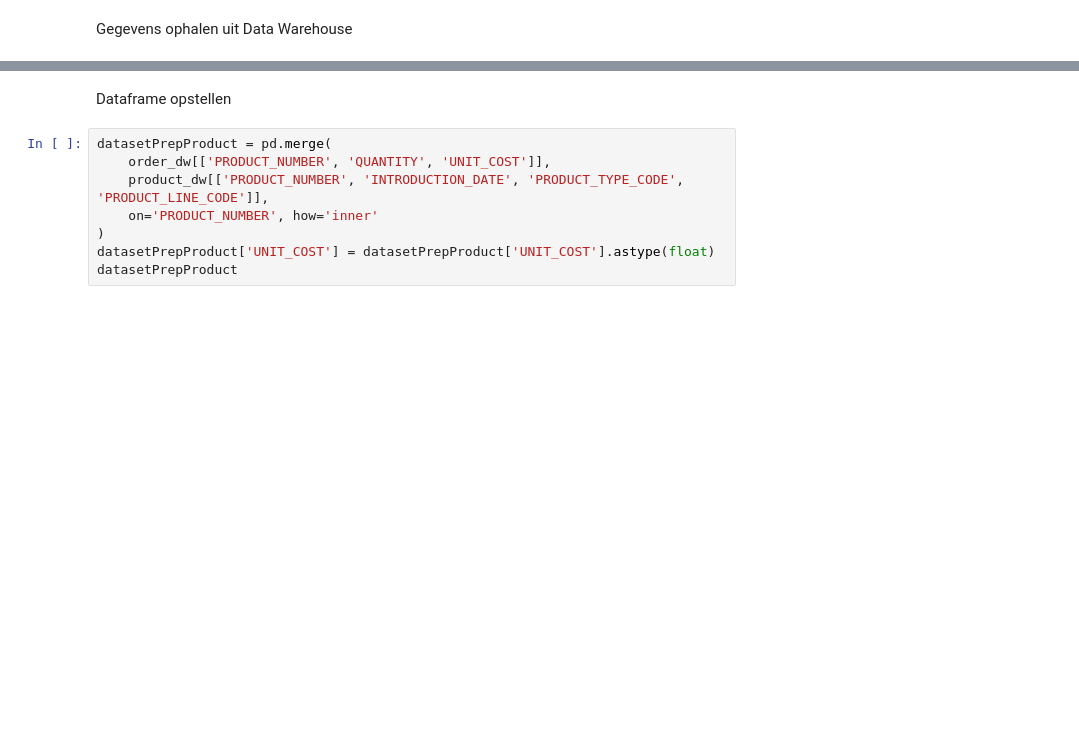
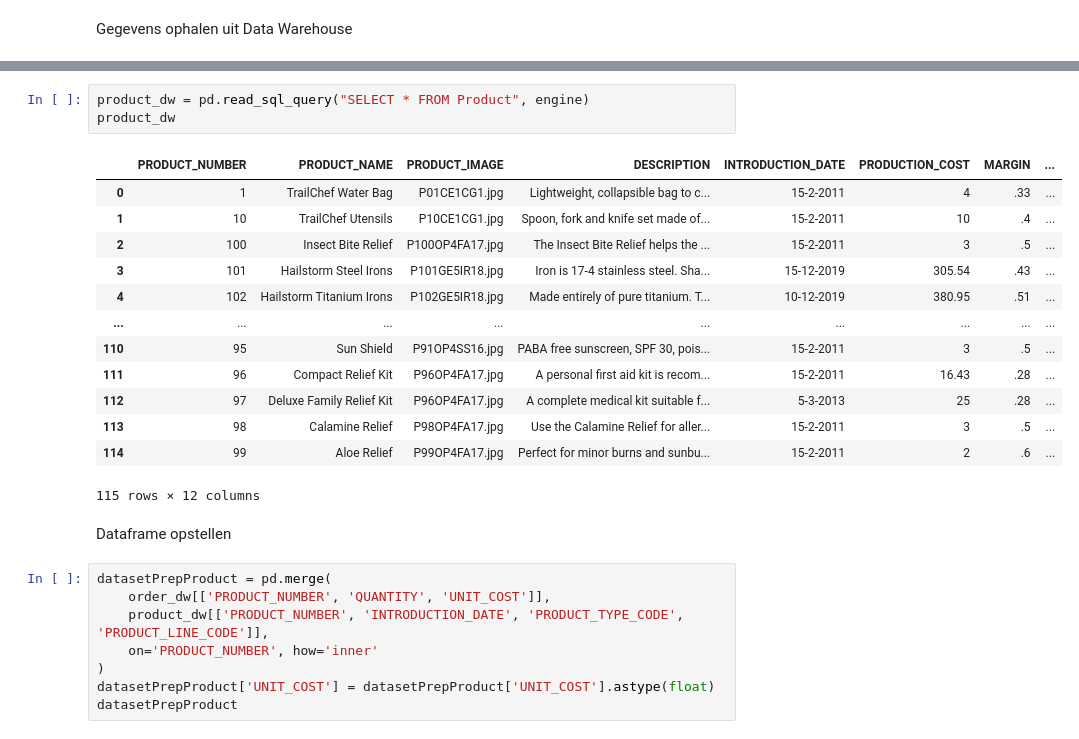
Before and after one commit to OutworldToast/AI-modellen, a Jupyter notebook: regressiemodel/regressiemodel.ipynb, the cells around one changed output, grey strips where cells are left out. Saved outputs shown, nothing was run; the diff lists cells and outputs as text; blank space fills up the shorter version.

```diff
--- a/regressiemodel/regressiemodel.ipynb
+++ b/regressiemodel/regressiemodel.ipynb
@@ -14,3 +46,20 @@ Gegevens ophalen uit Data Warehouse
+# %%
+product_dw = pd.read_sql_query("SELECT * FROM Product", engine)
+product_dw
+# %% [output]
+|  | PRODUCT_NUMBER | PRODUCT_NAME | PRODUCT_IMAGE | DESCRIPTION | INTRODUCTION_DATE | PRODUCTION_COST | MARGIN | ... |
+| 0 | 1 | TrailChef Water Bag | P01CE1CG1.jpg | Lightweight, collapsible bag to c... | 15-2-2011 | 4 | .33 | ... |
+| 1 | 10 | TrailChef Utensils | P10CE1CG1.jpg | Spoon, fork and knife set made of... | 15-2-2011 | 10 | .4 | ... |
+| 2 | 100 | Insect Bite Relief | P100OP4FA17.jpg | The Insect Bite Relief helps the ... | 15-2-2011 | 3 | .5 | ... |
+| 3 | 101 | Hailstorm Steel Irons | P101GE5IR18.jpg | Iron is 17-4 stainless steel. Sha... | 15-12-2019 | 305.54 | .43 | ... |
+| 4 | 102 | Hailstorm Titanium Irons | P102GE5IR18.jpg | Made entirely of pure titanium. T... | 10-12-2019 | 380.95 | .51 | ... |
+| ... | ... | ... | ... | ... | ... | ... | ... | ... |
+| 110 | 95 | Sun Shield | P91OP4SS16.jpg | PABA free sunscreen, SPF 30, pois... | 15-2-2011 | 3 | .5 | ... |
+| 111 | 96 | Compact Relief Kit | P96OP4FA17.jpg | A personal first aid kit is recom... | 15-2-2011 | 16.43 | .28 | ... |
+| 112 | 97 | Deluxe Family Relief Kit | P96OP4FA17.jpg | A complete medical kit suitable f... | 5-3-2013 | 25 | .28 | ... |
+| 113 | 98 | Calamine Relief | P98OP4FA17.jpg | Use the Calamine Relief for aller... | 15-2-2011 | 3 | .5 | ... |
+| 114 | 99 | Aloe Relief | P99OP4FA17.jpg | Perfect for minor burns and sunbu... | 15-2-2011 | 2 | .6 | ... |
+115 rows × 12 columns
 # %% [markdown]
 Dataframe opstellen
 # %%
```
Also changed, not shown: parts of 40 cells of this notebook, 2 other files.
